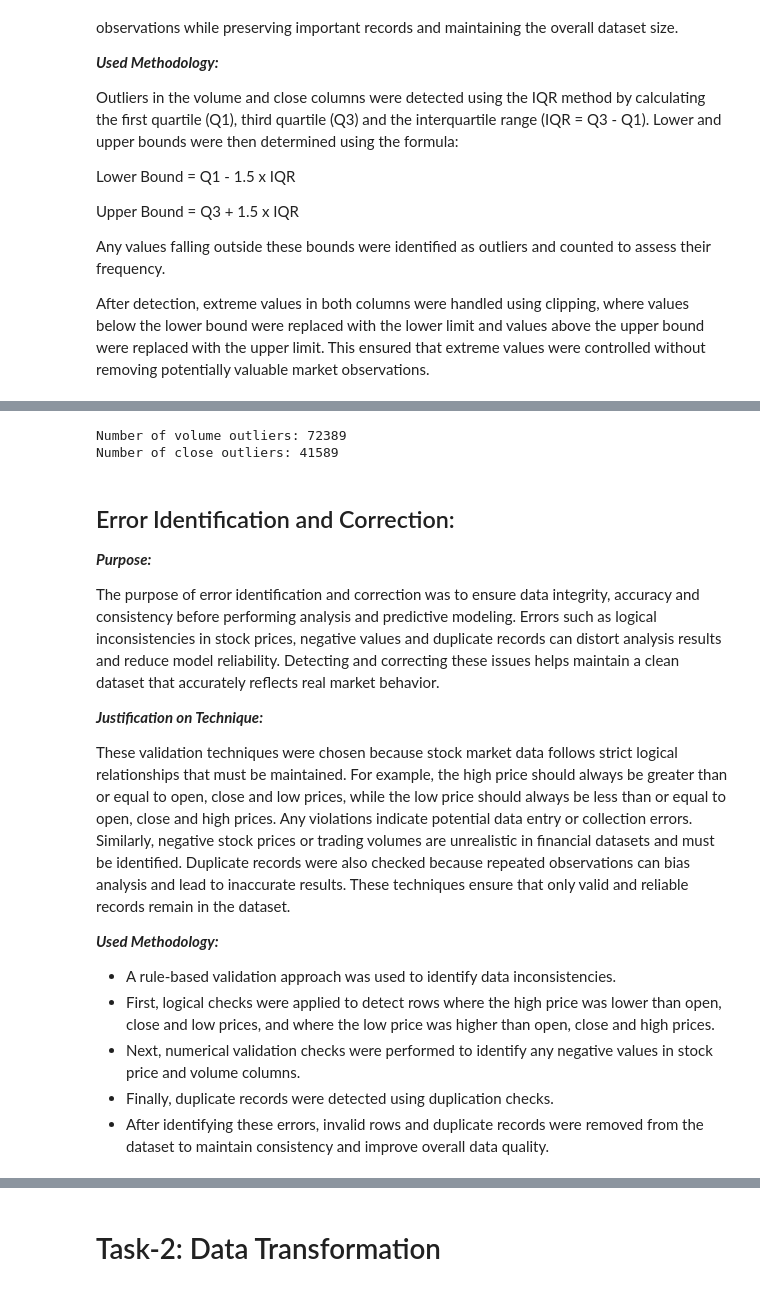
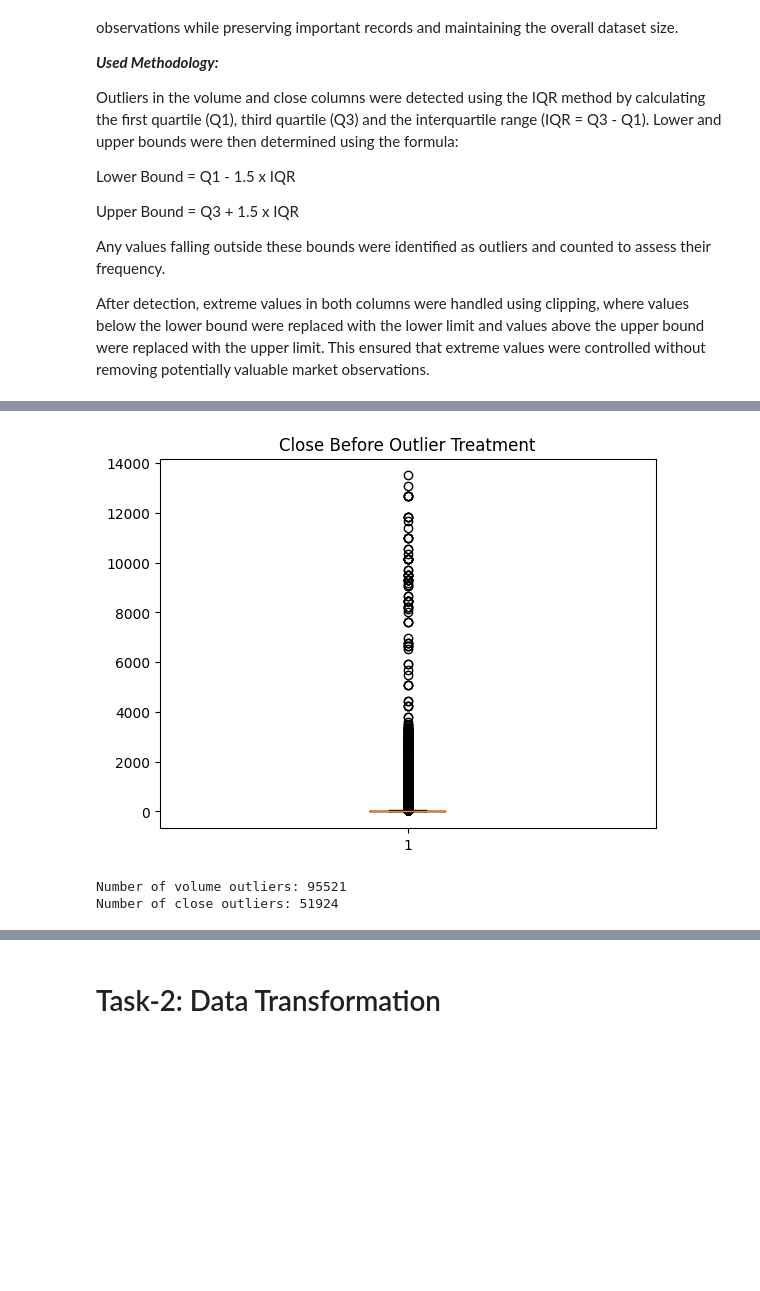
Before and after one commit to parika8ec-hub/DA_AI_Project2_Stock_Data, a Jupyter notebook: Project2_AdvancedEDA.ipynb, the cells around one changed output, grey strips where cells are left out. Cells and saved outputs as stored; diff of their text form; code cells hidden in the pictures; blank space fills up the shorter version.

```diff
--- a/Project2_AdvancedEDA.ipynb
+++ b/Project2_AdvancedEDA.ipynb
@@ -130,55 +153,44 @@ After detection, extreme values in both columns were handled using clipping, whe
+# %%
+# Generate a boxplot to visualize the dataset before outlier treatment
+plt.boxplot(cleaned_data['close'])
+plt.title("Close Before Outlier Treatment")#add title
+plt.show()#display plot
+# %% [output]
+[figure, added]
 # %%
 #Detect outliers in volume column using IQR method
-Q1 = cleaned_data['volume'].quantile(0.25)#Compute the first quartile (Q1) to calculate IQR
-Q3 = cleaned_data['volume'].quantile(0.75)#Compute the third quartile (Q3) to calculate IQR
+Q1V = cleaned_data['volume'].quantile(0.25)#Compute the first quartile (Q1) to calculate IQR
+Q3V = cleaned_data['volume'].quantile(0.75)#Compute the third quartile (Q3) to calculate IQR
 
-IQR = Q3 - Q1#Compute IQR
+IQR_V = Q3V - Q1V#Compute IQR
 
 # Define lower and upper bounds (Q1 - 1.5*IQR, Q3 + 1.5*IQR)
-lower = Q1 - 1.5 * IQR
-upper = Q3 + 1.5 * IQR
+lower_V = Q1V - 1.5 * IQR_V
+upper_V = Q3V + 1.5 * IQR_V
 
 # Count outliers before handling
-volume_outliers = cleaned_data[(cleaned_data['volume'] < lower) | (cleaned_data['volume'] > upper)]
+volume_outliers = cleaned_data[(cleaned_data['volume'] < lower_V) | (cleaned_data['volume'] > upper_V)]
 print("Number of volume outliers:", len(volume_outliers))
 
 # Handle outliers by capping extreme volume values within the IQR-based lower and upper bounds using clipping
-cleaned_data['volume'] = cleaned_data['volume'].clip(lower, upper)
+cleaned_data['volume'] = cleaned_data['volume'].clip(lower_V, upper_V)
 #-----------------------------------------------------------------------------------------
 # Detect outliers in close column using IQR method
-Q1 = cleaned_data['close'].quantile(0.25)#Compute the first quartile (Q1) to calculate IQR
-Q3 = cleaned_data['close'].quantile(0.75)#Compute the third quartile (Q3) to calculate IQR
+Q1C = cleaned_data['close'].quantile(0.25)#Compute the first quartile (Q1) to calculate IQR
+Q3C = cleaned_data['close'].quantile(0.75)#Compute the third quartile (Q3) to calculate IQR
 
-IQR = Q3 - Q1#Compute IQR
+IQR_C = Q3C - Q1C#Compute IQR
 
 # Define lower and upper bounds (Q1 - 1.5*IQR, Q3 + 1.5*IQR)
-lower = Q1 - 1.5 * IQR
-upper = Q3 + 1.5 * IQR
+lower_C = Q1C - 1.5 * IQR_C
+upper_C = Q3C + 1.5 * IQR_C
 
 # Count outliers before handling
-volume_outliers = cleaned_data[(cleaned_data['close'] < lower) | (cleaned_data['close'] > upper)]
-print("Number of close outliers:", len(volume_outliers))
+close_outliers = cleaned_data[(cleaned_data['close'] < lower_C) | (cleaned_data['close'] > upper_C)]
+print("Number of close outliers:", len(close_outliers))
 
 # Handle outliers by capping extreme close values within the IQR-based lower and upper bounds using clipping
-cleaned_data['close'] = cleaned_data['close'].clip(lower, upper)
+cleaned_data['close'] = cleaned_data['close'].clip(lower_C, upper_C)
 # %% [output]
-Number of volume outliers: 72389
-Number of close outliers: 41589
+Number of volume outliers: 95521
+Number of close outliers: 51924
-# %% [markdown]
-## Error Identification and Correction:
-
-***Purpose:***
-
-The purpose of error identification and correction was to ensure data integrity, accuracy and consistency before performing analysis and predictive modeling. Errors such as logical inconsistencies in stock prices, negative values and duplicate records can distort analysis results and reduce model reliability. Detecting and correcting these issues helps maintain a clean dataset that accurately reflects real market behavior.
-
-***Justification on Technique:***
-
-These validation techniques were chosen because stock market data follows strict logical relationships that must be maintained. For example, the high price should always be greater than or equal to open, close and low prices, while the low price should always be less than or equal to open, close and high prices. Any violations indicate potential data entry or collection errors. Similarly, negative stock prices or trading volumes are unrealistic in financial datasets and must be identified. Duplicate records were also checked because repeated observations can bias analysis and lead to inaccurate results. These techniques ensure that only valid and reliable records remain in the dataset.
-
-***Used Methodology:***
-
-- A rule-based validation approach was used to identify data inconsistencies.
-- First, logical checks were applied to detect rows where the high price was lower than open, close and low prices, and where the low price was higher than open, close and high prices.
-- Next, numerical validation checks were performed to identify any negative values in stock price and volume columns.
-- Finally, duplicate records were detected using duplication checks.
-- After identifying these errors, invalid rows and duplicate records were removed from the dataset to maintain consistency and improve overall data quality.
```
Also changed, not shown: parts of 20 cells of this notebook.
